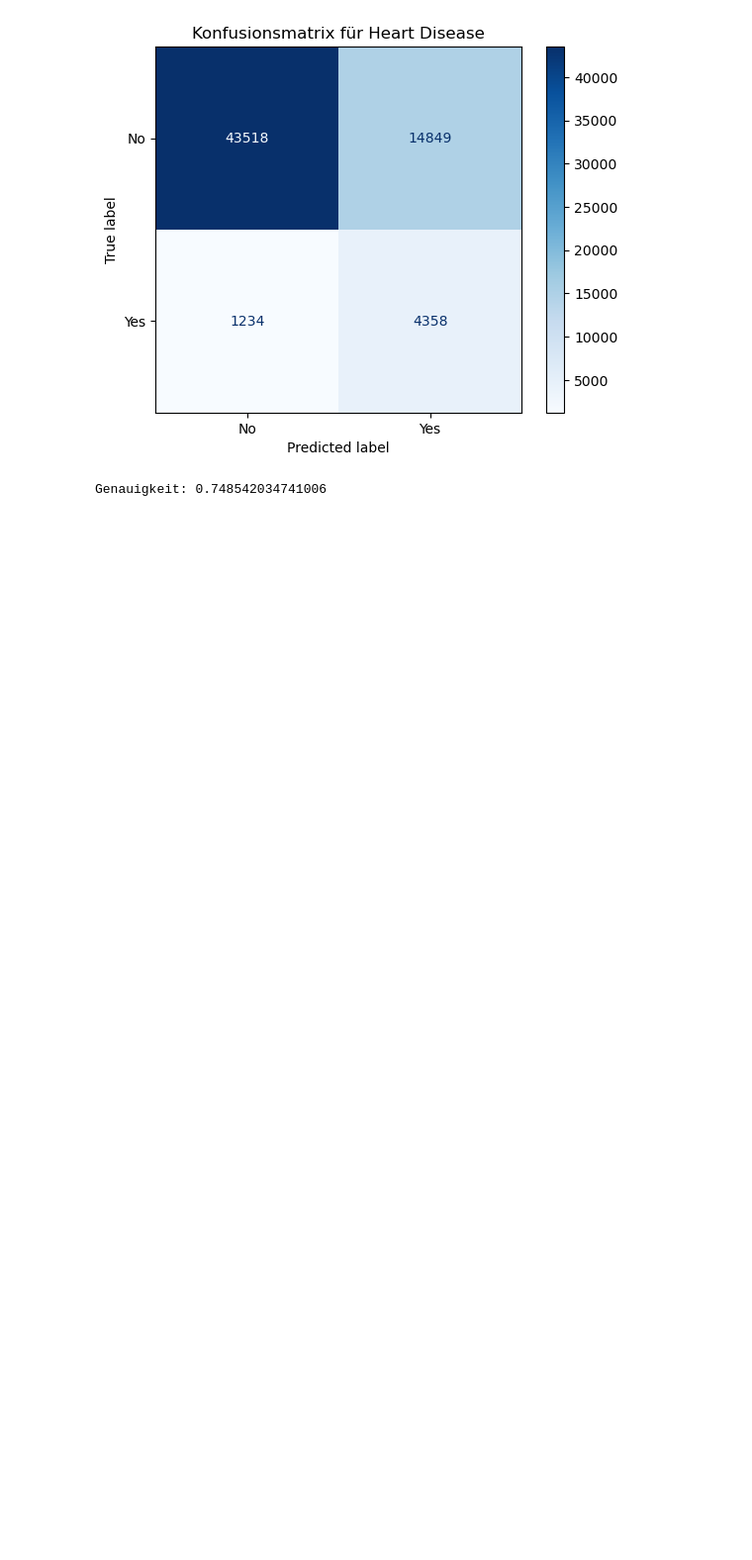
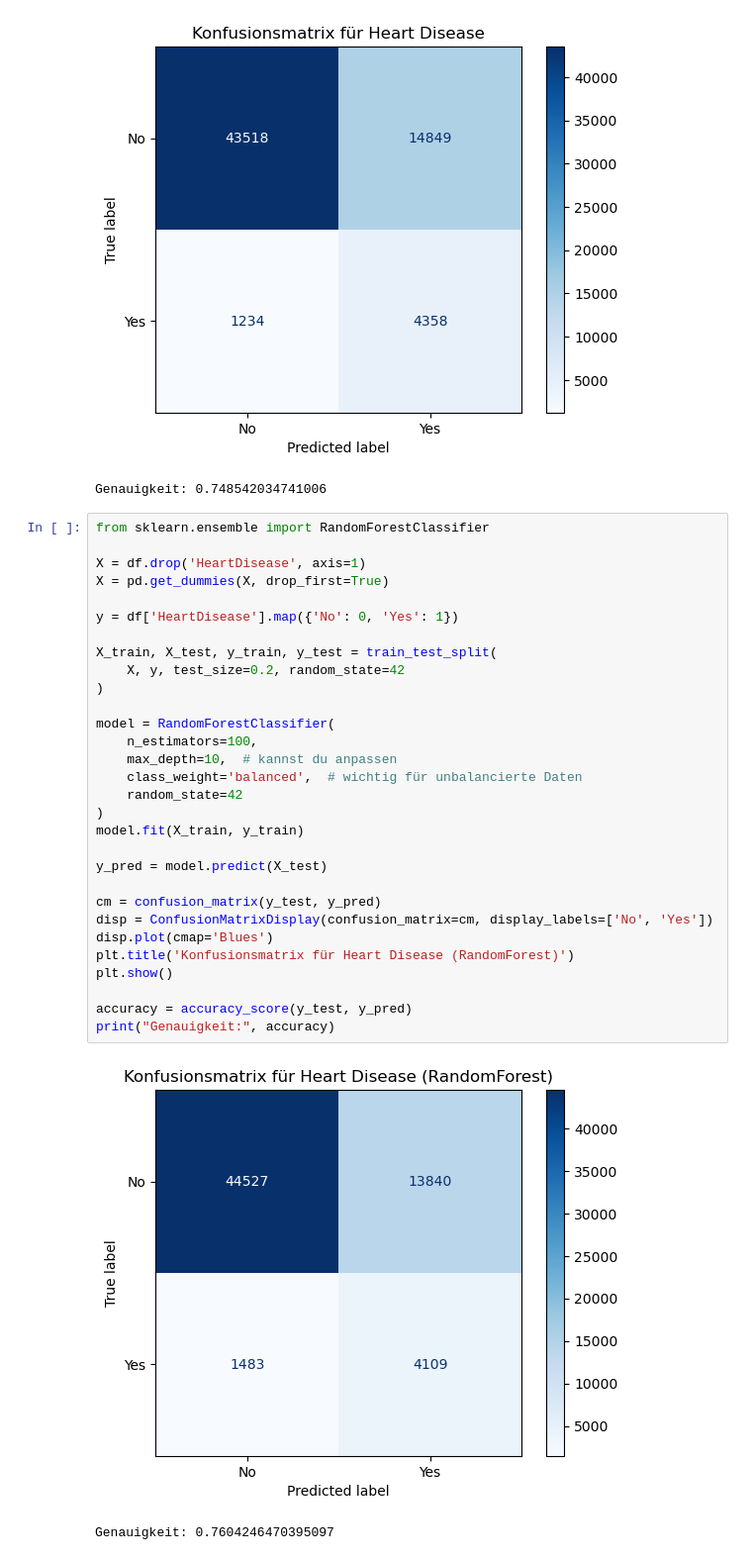
Before and after one commit to ManaTrooo/Asai-Projekt, a Jupyter notebook: heartDis.ipynb, the cells around one changed output. Shown at 99% size. Drawn from its saved outputs; the diff is of its cells as text; blank space fills up the shorter version.

Commit message:
testen anderer modelle

```diff
--- a/heartDis.ipynb
+++ b/heartDis.ipynb
@@ -246,3 +220,36 @@ print("Genauigkeit:", accuracy)
 # %% [output]
 [figure]
 Genauigkeit: 0.748542034741006
+# %%
+from sklearn.ensemble import RandomForestClassifier
+
+X = df.drop('HeartDisease', axis=1)
+X = pd.get_dummies(X, drop_first=True)
+
+y = df['HeartDisease'].map({'No': 0, 'Yes': 1})
+
+X_train, X_test, y_train, y_test = train_test_split(
+    X, y, test_size=0.2, random_state=42
+)
+
+model = RandomForestClassifier(
+    n_estimators=100,
+    max_depth=10,  # kannst du anpassen
+    class_weight='balanced',  # wichtig für unbalancierte Daten
+    random_state=42
+)
+model.fit(X_train, y_train)
+
+y_pred = model.predict(X_test)
+
+cm = confusion_matrix(y_test, y_pred)
+disp = ConfusionMatrixDisplay(confusion_matrix=cm, display_labels=['No', 'Yes'])
+disp.plot(cmap='Blues')
+plt.title('Konfusionsmatrix für Heart Disease (RandomForest)')
+plt.show()
+
+accuracy = accuracy_score(y_test, y_pred)
+print("Genauigkeit:", accuracy)
+# %% [output]
+[figure, added]
+Genauigkeit: 0.7604246470395097
```
Also changed, not shown: parts of 6 cells of this notebook.
